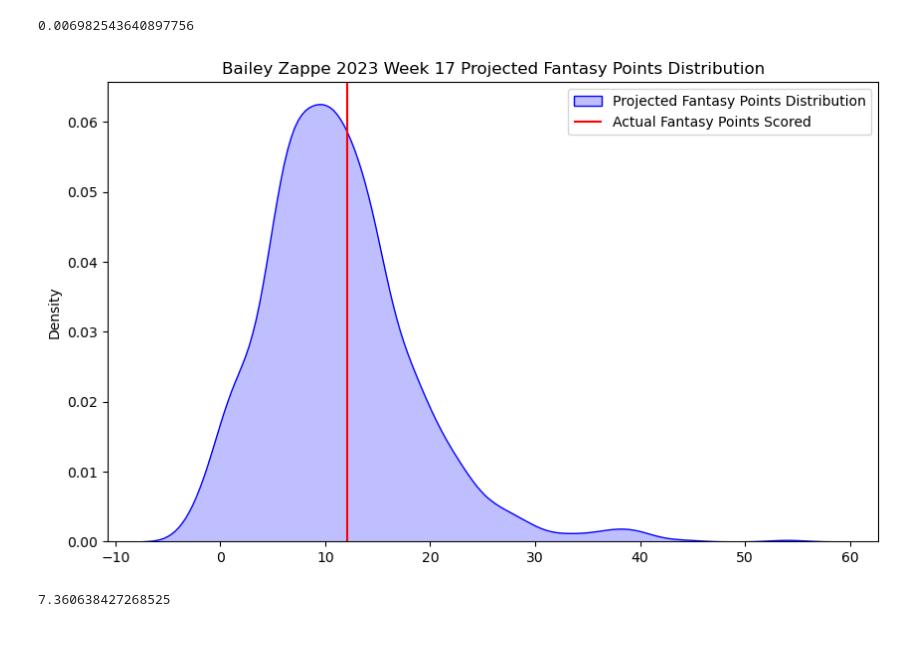
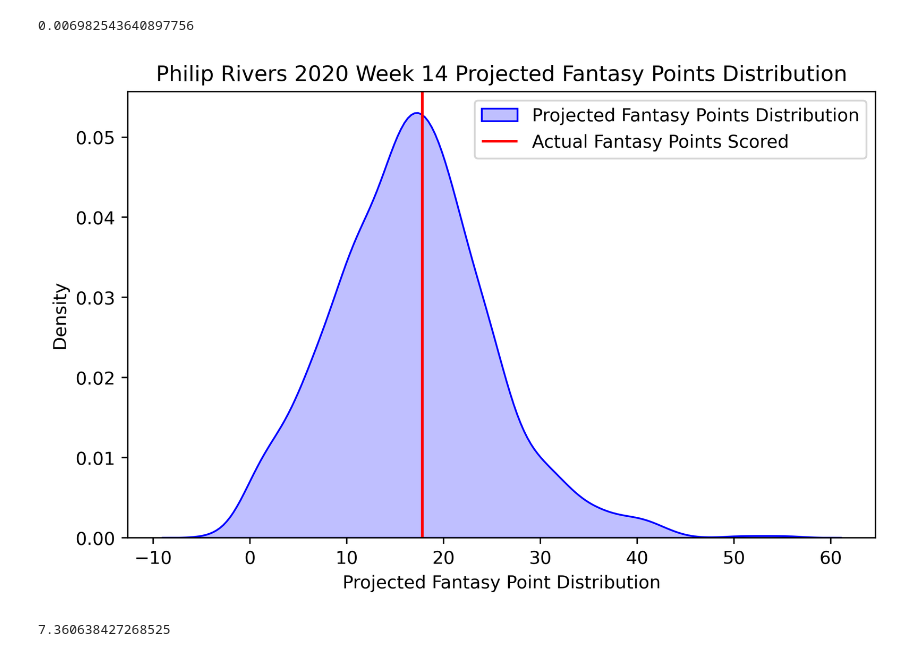
Before and after one commit to shughes1000/fantasy-football-projections, a Jupyter notebook: code/machine_learning/qb/model_building_qb_single_output_nn_distribution.ipynb, the cells around one changed output. Cells and saved outputs as stored; diff of their text form; code cells hidden in the pictures.

```diff
--- a/code/machine_learning/qb/model_building_qb_single_output_nn_distribution.ipynb
+++ b/code/machine_learning/qb/model_building_qb_single_output_nn_distribution.ipynb
@@ -442,30 +442,38 @@ def get_random_distribution(row):
 # %%
 import matplotlib.pyplot as plt
 import seaborn as sns
 
 np.random.seed(22)
 
-row = df_test.iloc[-2]
+row = df_test.iloc[69]
 
-plt.figure(figsize=(10, 6))
+plt.figure(figsize=(10*0.75, 6*0.75), dpi=400)
 
 random_distribution = get_random_distribution(row)
 
-ax = sns.kdeplot(random_distribution, fill=True, bw_adjust=1.0, color='blue', label='Projected Fantasy Points Distribution')
+ax = sns.kdeplot(
+    random_distribution,
+    fill=True,
+    bw_adjust=1.0,
+    color='blue',
+    label='Projected Fantasy Points Distribution',
+    common_norm=False,
+)
 
 current_limits = ax.get_ylim()
 
 plt.vlines(x=row['Fantasy Points'], ymin=0.0, ymax=1.0, colors=['red'], label='Actual Fantasy Points Scored')
 
 ax.set_ylim(current_limits)
 
 plt.title(f"{row['Name'].title()} {row['Season']} Week {row['Week']} Projected Fantasy Points Distribution")
+plt.xlabel('Projected Fantasy Point Distribution')
 
 plt.legend()
 
 plt.show()
 # %% [output]
-[figure, old version]
+[figure, new version]
 # %%
 from sklearn.metrics import root_mean_squared_error
 
```
Also changed, not shown: parts of 2 cells of this notebook, 4 other files.
